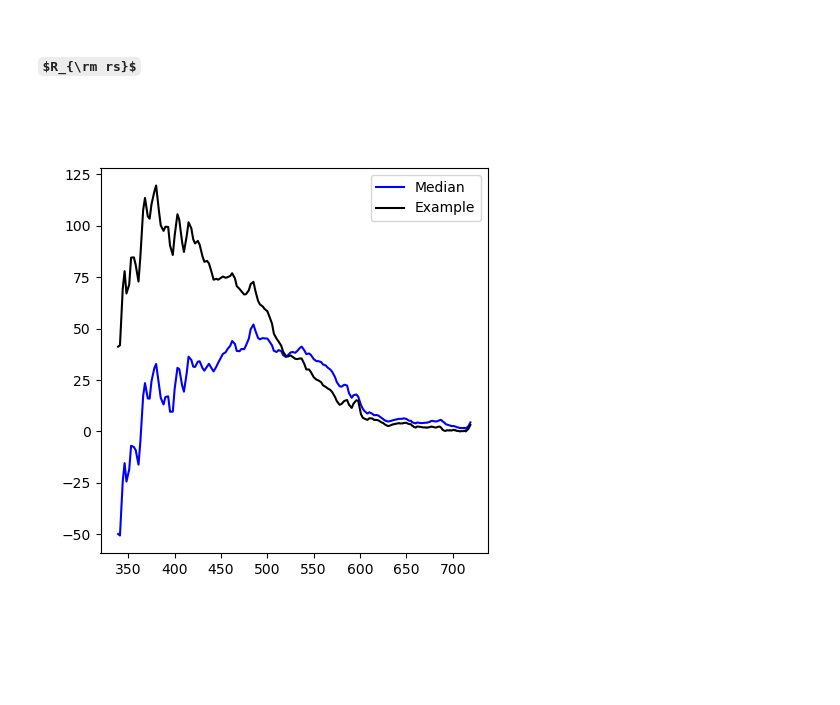
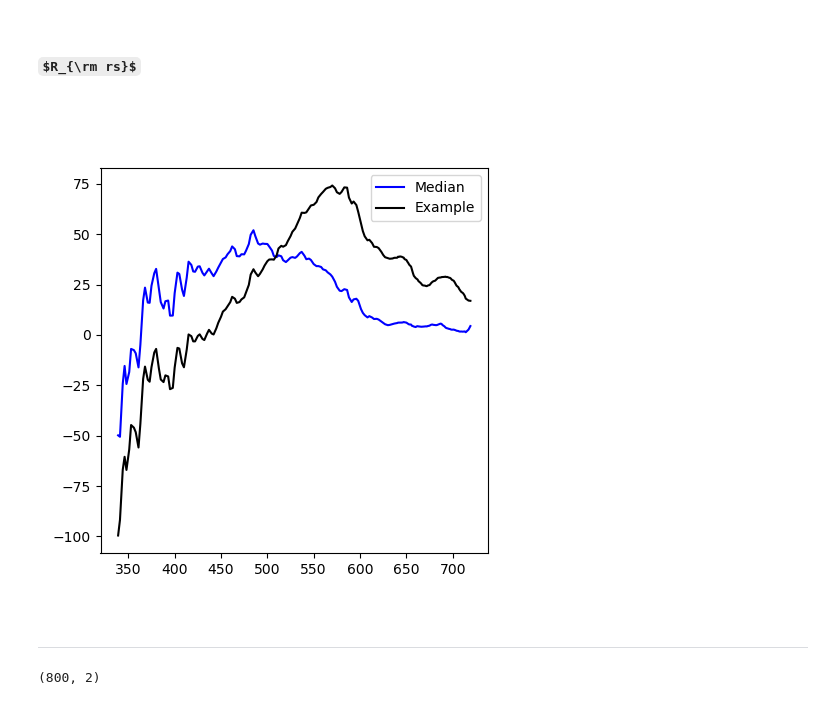
Before and after one commit to AI-for-Ocean-Science/ihop, a Jupyter notebook: papers/I/Analysis/Explore_PACE_noise.ipynb, the cells around one changed output. Saved outputs shown, nothing was run; the diff lists cells and outputs as text; code cells hidden in the pictures; some formulas as TeX source; blank space fills up the shorter version.

```diff
--- a/papers/I/Analysis/Explore_PACE_noise.ipynb
+++ b/papers/I/Analysis/Explore_PACE_noise.ipynb
@@ -118,19 +118,21 @@ plt.show()
 med_Rrs = np.nanmedian(xds_subset.Rrs.data, axis=(0,1))
 #std_Rrs_u = np.nanstd(xds_subset.Rrs_unc.data, axis=(0,1))
 # %%
-idx = 2000
+idx = 50000
 scale = 1e4
 fig = plt.figure(figsize=(5,5))
 ax = plt.gca()
 #
 ax.plot(xds.wavelength, med_Rrs*scale, 'b-', label='Median')
 #  Random
 ax.plot(xds.wavelength, xds_subset.Rrs[ok[0][idx], ok[1][idx], :]*scale, 'k-', label='Example')
 #
 #ax.fill_between(xds.wavelength, (med_Rrs_u+std_Rrs_u)*scale,
 #                (med_Rrs_u-std_Rrs_u)*scale, color='b', alpha=0.5)
 #
 ax.legend()
 plt.show()
 # %% [output]
-[figure, old version]
+[figure, new version]
+# %% [markdown]
+----
@@ -136,0 +142,4 @@ plt.show()
+# %%
+pts.shape
+# %% [output]
+(800, 2)
```
Also changed, not shown: parts of 3 cells of this notebook, 1 other file.
